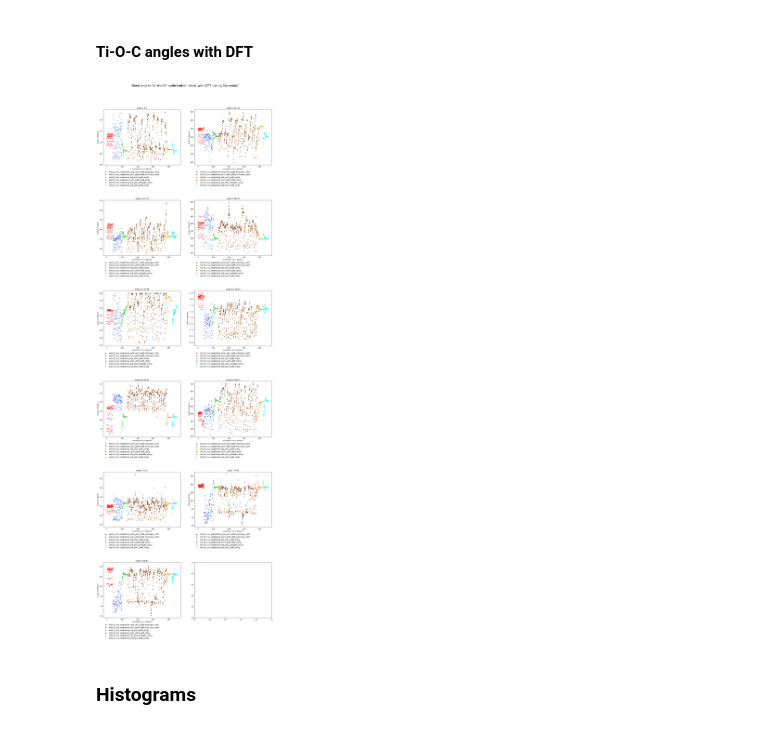
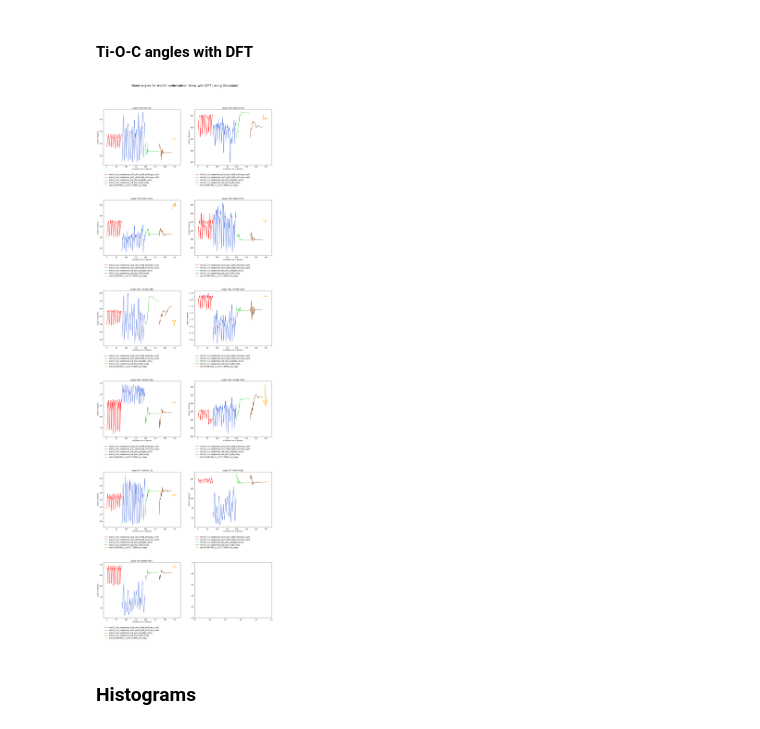
Before and after one commit to urmaspitsi/molli, a Jupyter notebook: examples/Explorer1.ipynb, the cells around one changed output. Drawn from its saved outputs; the diff is of its cells as text; code cells hidden in the pictures.

```diff
--- a/examples/Explorer1.ipynb
+++ b/examples/Explorer1.ipynb
@@ -159,13 +164,19 @@ xtb_opt_tioc_angles_results = calculate_dataset_list(
 # %% [markdown]
 #### Define dataset(s) containing DFT optimization trajectories
 # %%
+mol24_PBE1PBE_cc_pVTZ_TZVPFit_opt_steps = Dataset.create_with_names(
+  description="mol24_PBE1PBE_cc_pVTZ_TZVPFit_opt_steps",
+  paths_with_names=[(Path("C:/tmp/Molli/data/mol24_PBE1PBE_cc_pVTZ_TZVPFit_opt_job_opt_steps.xyz"), "mol24_PBE1PBE_cc_pVTZ_TZVPFit_opt_steps")])
+
+
 dft_dataset_list = [
     dc.mol24_crest_reopt_gfn2_bp86_def2svpp_svpfit,
     dc.mol24_crest_reopt_gfnff_bp86_def2svpp_svpfit,
-    dc.mol24_crest_reopt_gfn2_bp86_sto3g,
-    dc.mol24_crest_reopt_gfnff_bp86_sto3g,
+#    dc.mol24_crest_reopt_gfn2_bp86_sto3g,
+#    dc.mol24_crest_reopt_gfnff_bp86_sto3g,
     dc.mol24_crest_reopt_gfn2_pbe1pbe_sto3g,
     dc.mol24_crest_reopt_gfn2_bp86_sto3g,
+    mol24_PBE1PBE_cc_pVTZ_TZVPFit_opt_steps,
     ]
 
 dft_dataset_names = [x.description for x in dft_dataset_list]
@@ -209,7 +220,7 @@ for dset_idx, calcs in enumerate(dataset_list_results):
         ax.set_xlabel(x_label)
         ax.set_ylabel(y_label)
         #ax.legend(loc="upper left")
-        ax.legend(loc=(0, -0.2), ncol=2, mode="expand", edgecolor="white", fontsize=11, markerscale=1.75)
+        ax.legend(loc=(0, -0.2), ncol=1, mode="expand", edgecolor="white", fontsize=11, markerscale=1.75)
     start_idx += len(data.values)
 
 plt.tight_layout(h_pad=6, w_pad=4)
@@ -278,7 +289,8 @@ _, axs = plt.subplots(num_rows, num_cols, figsize=figure_size)
 start_idx = 0
 for dset_idx, calcs in enumerate(dataset_list_results):
     for data, ax in zip(calcs["calc_by_features"], axs.ravel()):
-        ax.scatter([start_idx + i + 1 for i, _ in enumerate(data.values)], data.values, s=12, c=colours[dset_idx], label=dataset_names[dset_idx])
+        #ax.scatter([start_idx + i + 1 for i, _ in enumerate(data.values)], data.values, s=12, c=colours[dset_idx], label=dataset_names[dset_idx])
+        ax.plot([start_idx + i + 1 for i, _ in enumerate(data.values)], data.values, c=colours[dset_idx], label=dataset_names[dset_idx])
         ax.set_title(data.name)
         ax.set_xlabel(x_label)
         ax.set_ylabel(y_label)
@@ -318,11 +330,12 @@ start_idx = 0
 for dset_idx, calcs in enumerate(dataset_list_results):
     for data, ax in zip(calcs["calc_by_features"], axs.ravel()):
         ax.scatter([start_idx + i + 1 for i, _ in enumerate(data.values)], data.values, s=12, c=colours[dset_idx], label=dataset_names[dset_idx])
+        #ax.plot([start_idx + i + 1 for i, _ in enumerate(data.values)], data.values, c=colours[dset_idx], label=dataset_names[dset_idx])
         ax.set_title(data.name)
         ax.set_xlabel(x_label)
         ax.set_ylabel(y_label)
         #ax.legend(loc="upper left")
-        ax.legend(loc=(0, -0.2), ncol=2, mode="expand", edgecolor="white", fontsize=11, markerscale=1.75)
+        ax.legend(loc=(0, -0.2), ncol=1, mode="expand", edgecolor="white", fontsize=11, markerscale=1.75)
     start_idx += len(data.values)
 
 plt.tight_layout(h_pad=6, w_pad=4)
@@ -376,35 +389,36 @@ plt.show()
 
 dataset_list_results = dft_tioc_angles_results
 dataset_names = dft_dataset_names
 features_list = tioc_angles_list
 
 n = len(features_list)
 num_cols = 2
 num_rows = n // num_cols if n % num_cols == 0 else n // num_cols + 1
 figure_size = (num_cols * 8, num_rows * 8)
 
 title = "Bond angles for mol24 optimization steps with DFT (using Gaussian)"
 x_label = "Conformer idx in dataset"
 y_label = "Angle in degrees"
 
 _, axs = plt.subplots(num_rows, num_cols, figsize=figure_size)
 start_idx = 0
 for dset_idx, calcs in enumerate(dataset_list_results):
     for data, ax in zip(calcs["calc_by_features"], axs.ravel()):
-        ax.scatter([start_idx + i + 1 for i, _ in enumerate(data.values)], data.values, s=12, c=colours[dset_idx], label=dataset_names[dset_idx])
+        #ax.scatter([start_idx + i + 1 for i, _ in enumerate(data.values)], data.values, s=12, c=colours[dset_idx], label=dataset_names[dset_idx])
+        ax.plot([start_idx + i + 1 for i, _ in enumerate(data.values)], data.values, c=colours[dset_idx], label=dataset_names[dset_idx])
         ax.set_title(data.name)
         ax.set_xlabel(x_label)
         ax.set_ylabel(y_label)
         #ax.legend(loc="upper left")
         ax.legend(loc=(0, -0.4), ncol=1, mode="expand", edgecolor="white", fontsize=11, markerscale=1.75)
     start_idx += len(data.values)
 
 plt.tight_layout(h_pad=6, w_pad=4)
 plt.suptitle(title, fontsize=20, y=1.04)
 #plt.legend()
 plt.show()
 # %% [output]
-[figure, old version]
+[figure, new version]
 # %% [markdown]
 ### Histograms
 # %%
```
Also changed, not shown: parts of 10 cells of this notebook, 1 other file.
